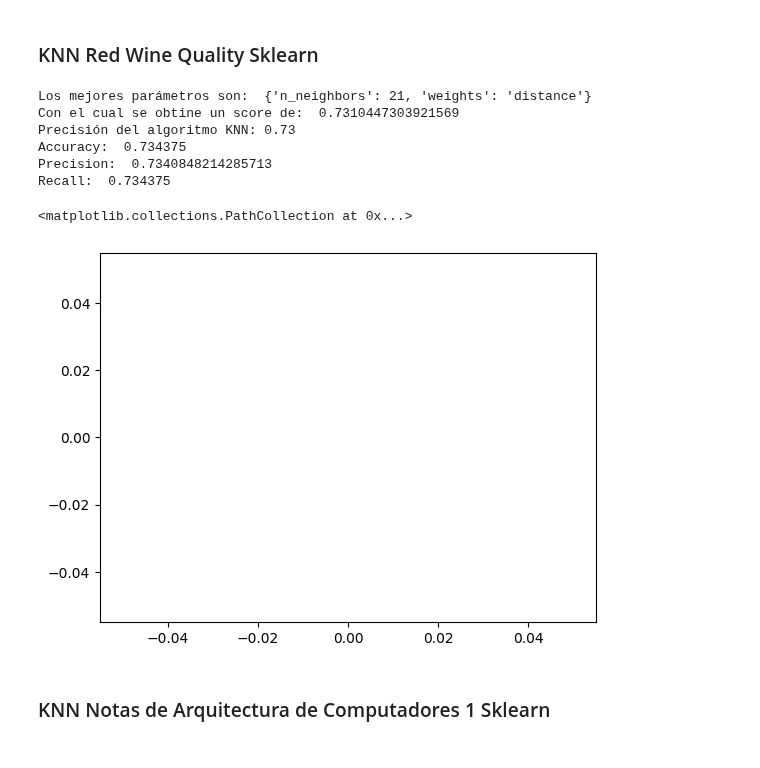
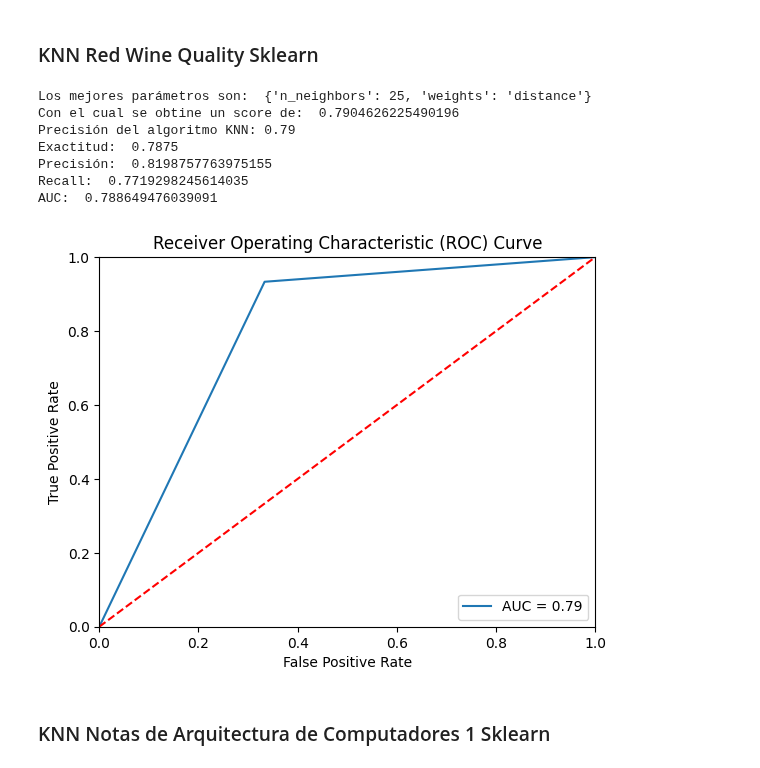
Before and after one commit to JulianCamacho/CE-5506-Reconocimiento-de-Patrones, a Jupyter notebook: Proyecto1/Proyecto1.ipynb, the cells around one changed output. Cells and saved outputs as stored; diff of their text form; code cells hidden in the pictures.

```diff
--- a/Proyecto1/Proyecto1.ipynb
+++ b/Proyecto1/Proyecto1.ipynb
@@ -473,13 +542,11 @@ class KNearestNeighbors():
 ### Set de datos Red Wine Quality
 # %%
 #Instanciar clasificador
-distance_classifier = KNearestNeighbors(X_train_wines, y_train_wines, n_neighbors=5, weights='distance')
-distance_accuracy, y_pred_wines, y_test_wines = distance_classifier.score(X_test_wines, y_test_wines)
-score = distance_classifier.score(y_pred_wines,y_test_wines)
-print("Exactitud: ", score[0])
+distance_classifier = KNearestNeighbors(X_train_wines, y_train_wines, n_neighbors=7, weights='uniform')
+distance_accuracy, y_pred, y_test_wines = distance_classifier.score(X_test_wines, y_test_wines)
 
-print("Resultados obtenidos: ", y_pred_wines[:20])
+print("Resultados obtenidos: ", y_pred[:20])
 print("Resultados esperados: ", y_test_wines[:20], "\n")
 
-computeMetrics(y_test_wines, y_pred_wines)
+computeMetrics(y_test_wines, y_pred)
 # %% [output]
@@ -494,3 +560,12 @@ AUC:  0.7230268063895757
 [figure]
 # %% [markdown]
 ### Set de datos Notas de Arquitectura de Computadores 1
+# %%
+#Instanciar clasificador
+distance_classifier = KNearestNeighbors(X_train_arqui, y_train_arqui, n_neighbors=7, weights='uniform')
+distance_accuracy, y_pred, y_test_arqui = distance_classifier.score(X_test_arqui, y_test_arqui)
+
+print("Resultados obtenidos: ", y_pred[:20])
+print("Resultados esperados: ", y_test_arqui[:20], "\n")
+
+computeMetrics(y_test_arqui, y_pred)
@@ -524,6 +641,8 @@ y_pred = best_log_reg.predict(X_test_wines)
 accuracy = best_log_reg.score(X_test_wines, y_test_wines)
 
 print(f'Precisión del algoritmo KNN: {accuracy:.2f}')
+
+computeSklearnMetrics(y_test_wines, y_pred)
 # %% [output]
 STOP: TOTAL NO. of ITERATIONS REACHED LIMIT.
 
@@ -640,53 +783,38 @@ Recall:  0.734375
 # %%
 from sklearn.neighbors import KNeighborsClassifier
 
 # Instanciar clasificador de SKlearn
 knn = KNeighborsClassifier()
 
 # Definir parámetros
 param_grid = {
     'n_neighbors': [3, 5, 7, 9, 11, 13, 15, 17, 19, 21, 23, 25, 27, 29, 31, 33, 35],
     'weights': ['uniform', 'distance']
 }
 
 # Crear un GridSearchCV con cross-validation de 5
 grid_search = GridSearchCV(knn, param_grid, cv=5)
 grid_search.fit(X_train_wines, y_train_wines)
 
 print("Los mejores parámetros son: ", grid_search.best_params_)
 print("Con el cual se obtine un score de: ", grid_search.best_score_)
 
 # Obtener el mejor clasificador
 best_knn = grid_search.best_estimator_
 y_pred = best_knn.predict(X_test_wines)
 accuracy = best_knn.score(X_test_wines, y_test_wines)
 
 print(f'Precisión del algoritmo KNN: {accuracy:.2f}')
 
-#-------------------------------------------------------------------------------------------------
-# Calcular las métricas de evaluación
-# Calcular la precisión, recall y AUC
-accuracy_sklearn.append( accuracy_score(y_test_wines, y_pred))
-precision_sklearn.append(precision_score(y_test_wines, y_pred, average='weighted'))
-recall_sklearn.append(recall_score(y_test_wines, y_pred, average='weighted'))
-#auc_sklearn.append(roc_auc_score(y_test, y_pred, multi_class='ovr'))
-
-print("Accuracy: ", accuracy_sklearn[2])
-print("Precision: ", precision_sklearn[2])
-print("Recall: ", recall_sklearn[2])
-#print(auc_sklearn[2])
-
-# Calcular la curva ROC
-fpr, tpr, thresholds = roc_curve(y_test_wines, y_pred, pos_label=2)
-plt.scatter(fpr, tpr, color='red')
+computeSklearnMetrics(y_test_wines, y_pred)
 # %% [output]
-Los mejores parámetros son:  {'n_neighbors': 21, 'weights': 'distance'}
-Con el cual se obtine un score de:  0.7310447303921569
-Precisión del algoritmo KNN: 0.73
-Accuracy:  0.734375
-Precision:  0.7340848214285713
-Recall:  0.734375
+Los mejores parámetros son:  {'n_neighbors': 25, 'weights': 'distance'}
+Con el cual se obtine un score de:  0.7904626225490196
+Precisión del algoritmo KNN: 0.79
+Exactitud:  0.7875
+Precisión:  0.8198757763975155
+Recall:  0.7719298245614035
+AUC:  0.788649476039091
-<matplotlib.collections.PathCollection at 0x...>
-[figure, old version]
+[figure, new version]
 # %% [markdown]
 ### KNN Notas de Arquitectura de Computadores 1 Sklearn
```
Also changed, not shown: parts of 11 cells of this notebook, 2 other files.
